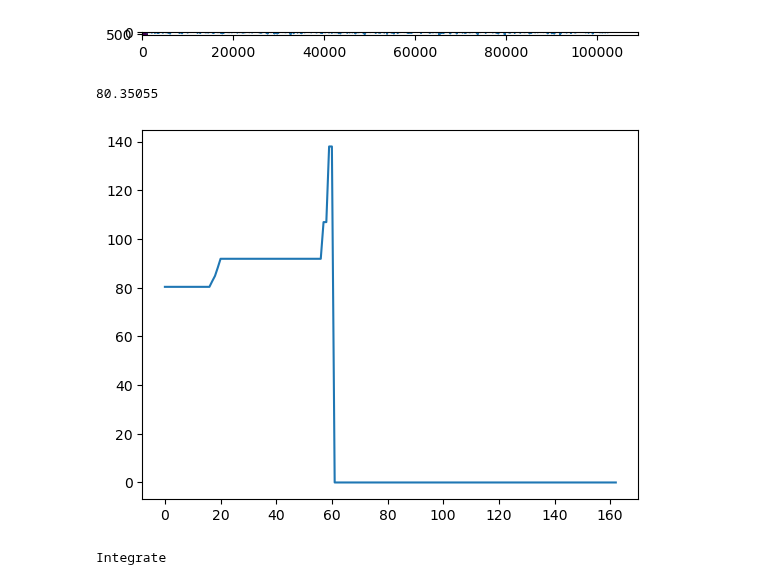
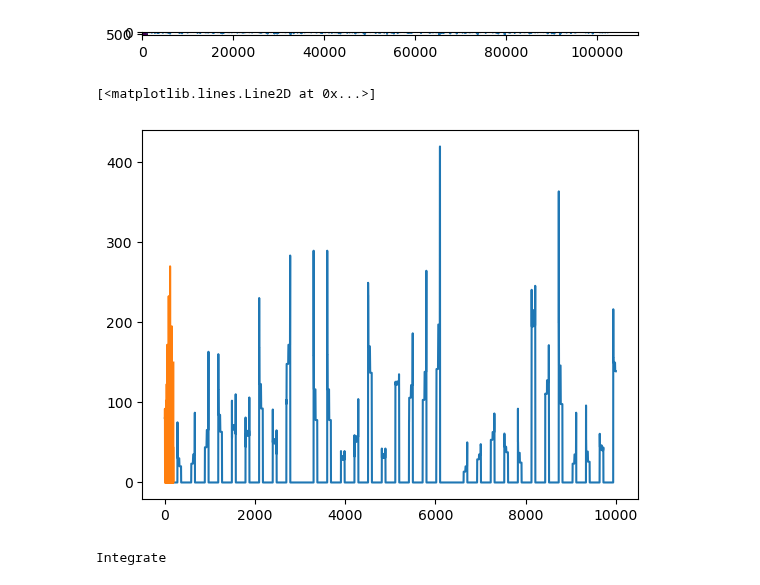
Before and after one commit to Peter-Hogg/SLAP2_Utils, a Jupyter notebook: Slap2 Utils Test.ipynb, the cells around one changed output. Cells and saved outputs as stored; diff of their text form; code cells hidden in the pictures.

```diff
--- a/Slap2 Utils Test.ipynb
+++ b/Slap2 Utils Test.ipynb
@@ -69,11 +69,16 @@ MetaData Loaded
 [<matplotlib.lines.Line2D at 0x...>]
 [figure]
 # %%
-plt.plot(_trace[0:163])
-print(_trace[0])
+plt.plot(_trace[0:10000])
+x=[]
+i=3
+while (i<10000):
+    x.append(_trace[i])
+    i=i+53
+plt.plot(x)
 # %% [output]
-80.35055
+[<matplotlib.lines.Line2D at 0x...>]
-[figure, old version]
+[figure, new version]
 # %%
 testMeta = MetaData('C:\\Users\\Jerry\\Desktop\\240109_Sim3D\\WorkingFile_20231220_150500_DMD1.meta')
 roi_shape = testMeta.AcquisitionContainer.ROIs[0].shapeData
```
